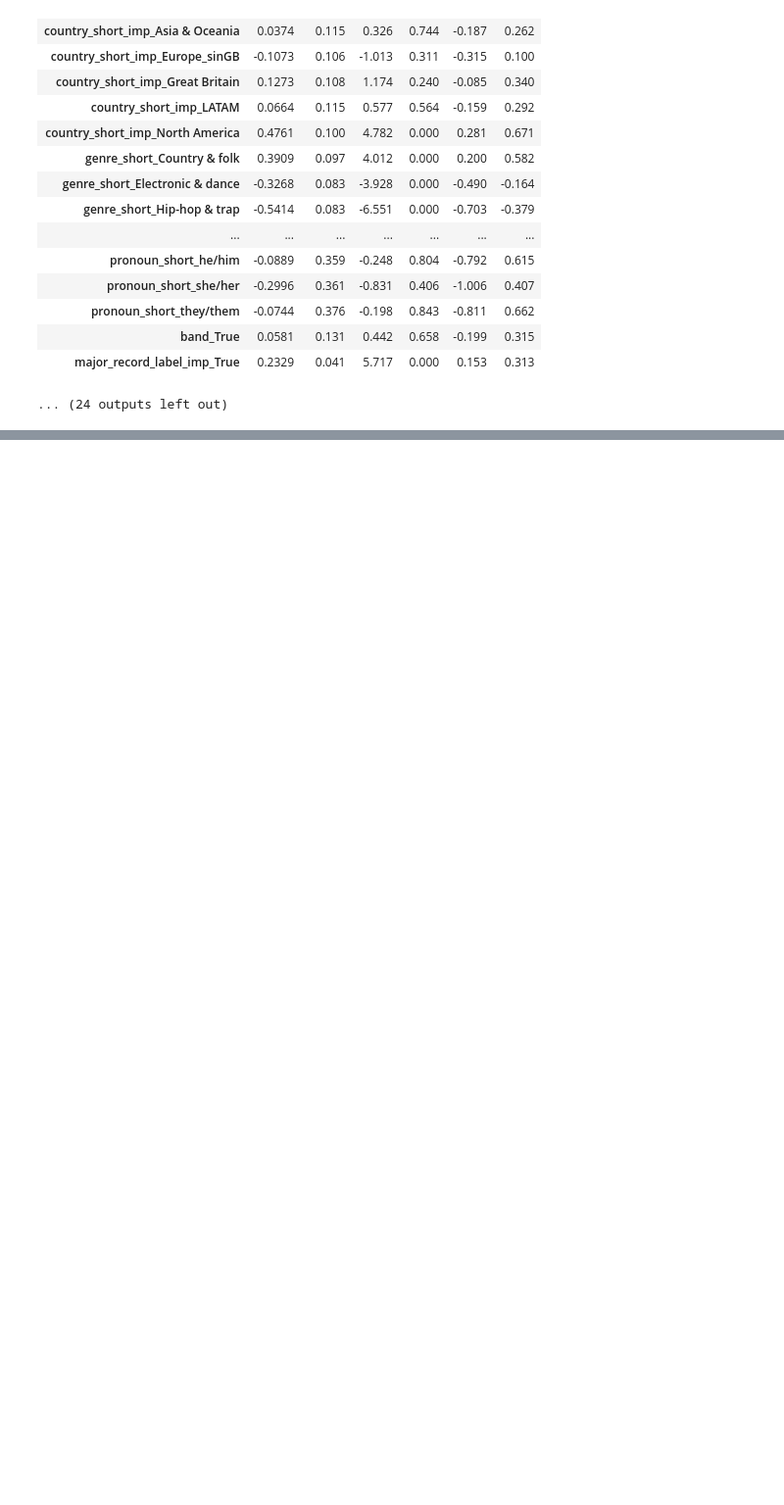
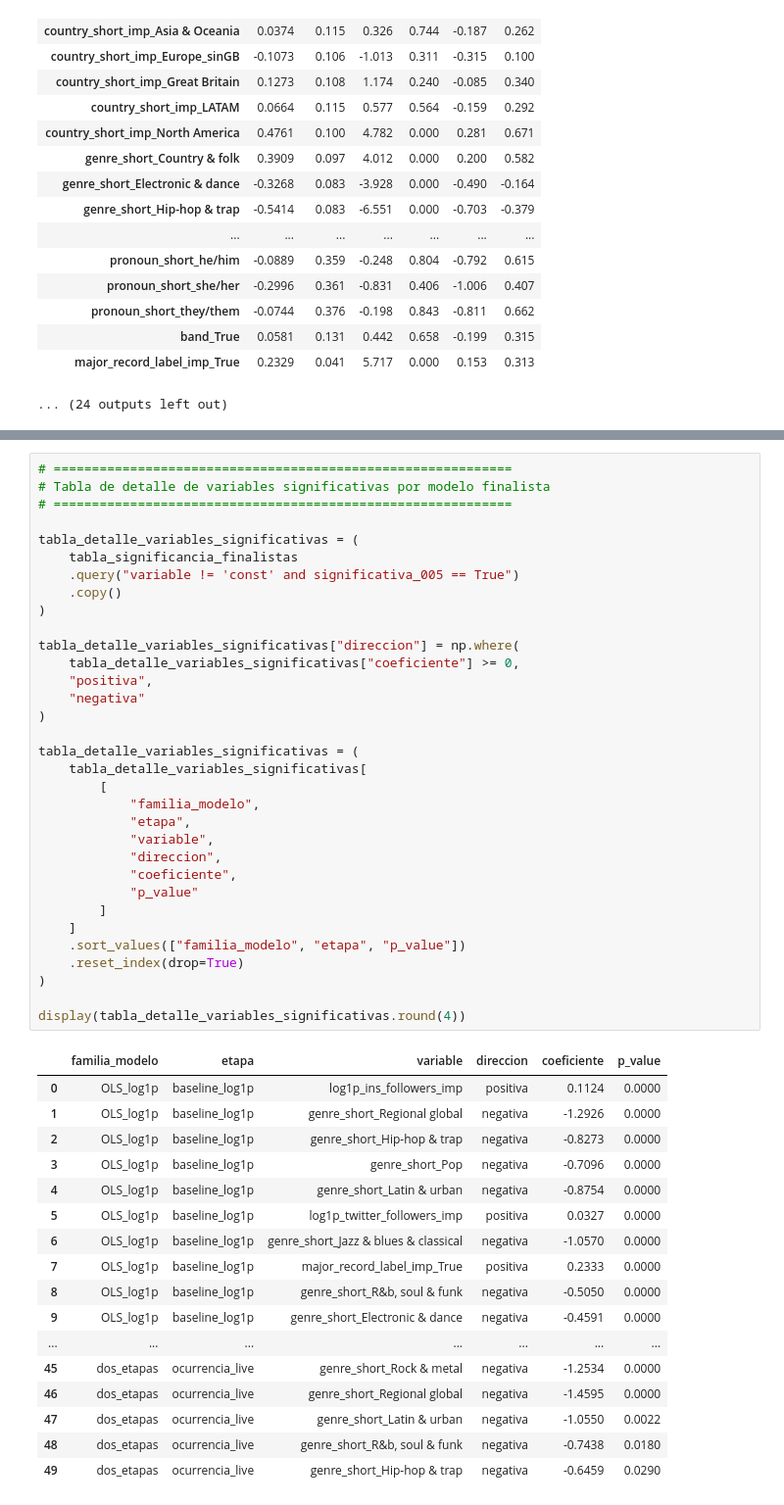
Before and after one commit to SilvanaBContreras/come_together_industria_de_la_musica, a Jupyter notebook: chartmetric_regresion_lineal_con_binomial_negativa.ipynb, the cells around one changed output, grey strips where cells are left out. Shown at 98% size. Cells and saved outputs as stored; diff of their text form; blank space fills up the shorter version.

Commit message:
revision graficos en varias

```diff
--- a/chartmetric_regresion_lineal_con_binomial_negativa.ipynb
+++ b/chartmetric_regresion_lineal_con_binomial_negativa.ipynb
@@ -3504,0 +4298,51 @@ Generalized Linear Model Regression Results
+# %%
+# ============================================================
+# Tabla de detalle de variables significativas por modelo finalista
+# ============================================================
+
+tabla_detalle_variables_significativas = (
+    tabla_significancia_finalistas
+    .query("variable != 'const' and significativa_005 == True")
+    .copy()
+)
+
+tabla_detalle_variables_significativas["direccion"] = np.where(
+    tabla_detalle_variables_significativas["coeficiente"] >= 0,
+    "positiva",
+    "negativa"
+)
+
+tabla_detalle_variables_significativas = (
+    tabla_detalle_variables_significativas[
+        [
+            "familia_modelo",
+            "etapa",
+            "variable",
+            "direccion",
+            "coeficiente",
+            "p_value"
+        ]
+    ]
+    .sort_values(["familia_modelo", "etapa", "p_value"])
+    .reset_index(drop=True)
+)
+
+display(tabla_detalle_variables_significativas.round(4))
+# %% [output]
+|  | familia_modelo | etapa | variable | direccion | coeficiente | p_value |
+| 0 | OLS_log1p | baseline_log1p | log1p_ins_followers_imp | positiva | 0.1124 | 0.0000 |
+| 1 | OLS_log1p | baseline_log1p | genre_short_Regional global | negativa | -1.2926 | 0.0000 |
+| 2 | OLS_log1p | baseline_log1p | genre_short_Hip-hop & trap | negativa | -0.8273 | 0.0000 |
+| 3 | OLS_log1p | baseline_log1p | genre_short_Pop | negativa | -0.7096 | 0.0000 |
+| 4 | OLS_log1p | baseline_log1p | genre_short_Latin & urban | negativa | -0.8754 | 0.0000 |
+| 5 | OLS_log1p | baseline_log1p | log1p_twitter_followers_imp | positiva | 0.0327 | 0.0000 |
+| 6 | OLS_log1p | baseline_log1p | genre_short_Jazz & blues & classical | negativa | -1.0570 | 0.0000 |
+| 7 | OLS_log1p | baseline_log1p | major_record_label_imp_True | positiva | 0.2333 | 0.0000 |
+| 8 | OLS_log1p | baseline_log1p | genre_short_R&b, soul & funk | negativa | -0.5050 | 0.0000 |
+| 9 | OLS_log1p | baseline_log1p | genre_short_Electronic & dance | negativa | -0.4591 | 0.0000 |
+| ... | ... | ... | ... | ... | ... | ... |
+| 45 | dos_etapas | ocurrencia_live | genre_short_Rock & metal | negativa | -1.2534 | 0.0000 |
+| 46 | dos_etapas | ocurrencia_live | genre_short_Regional global | negativa | -1.4595 | 0.0000 |
+| 47 | dos_etapas | ocurrencia_live | genre_short_Latin & urban | negativa | -1.0550 | 0.0022 |
+| 48 | dos_etapas | ocurrencia_live | genre_short_R&b, soul & funk | negativa | -0.7438 | 0.0180 |
+| 49 | dos_etapas | ocurrencia_live | genre_short_Hip-hop & trap | negativa | -0.6459 | 0.0290 |
```
Also changed, not shown: parts of 7 cells of this notebook, 9 other files.
